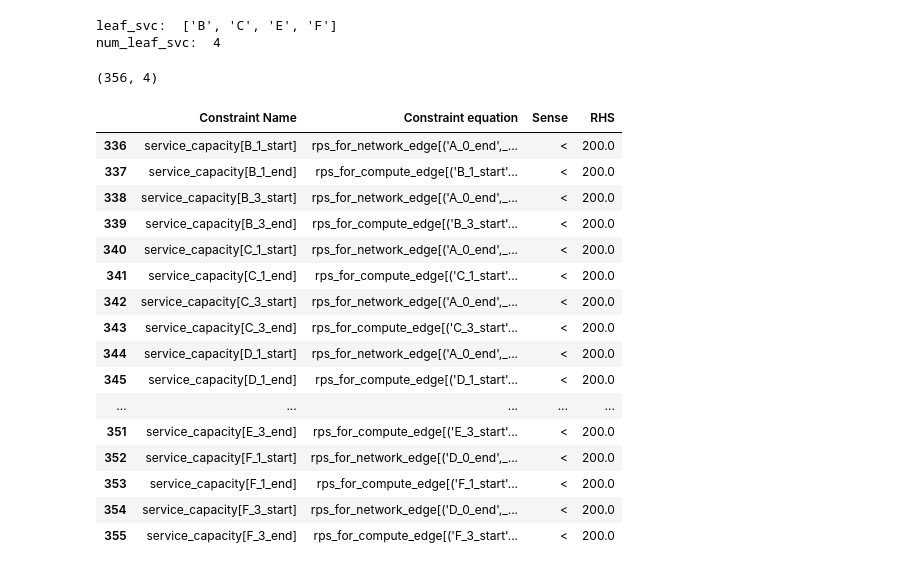
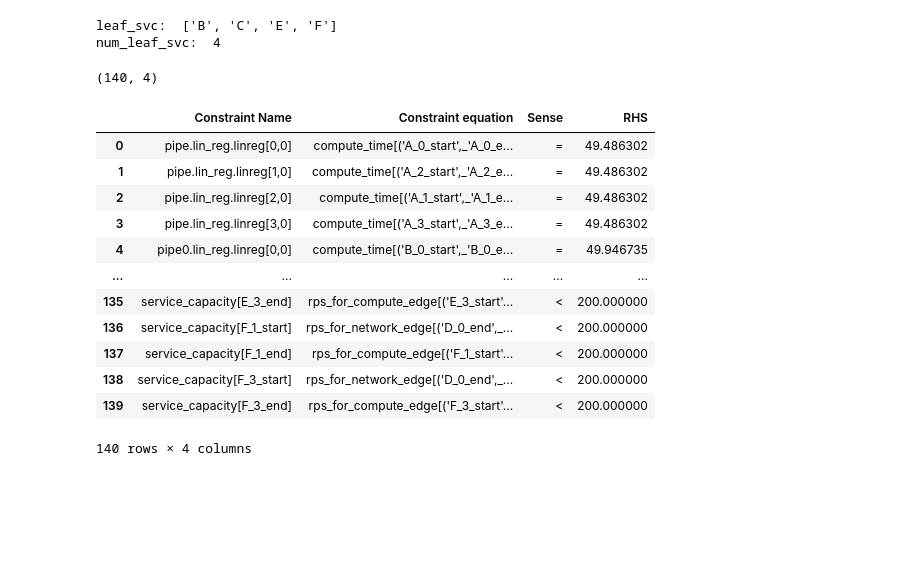
Before and after one commit to netarch/slate-sim, a Jupyter notebook: light_ml_optimizer.ipynb, the cells around one changed output. Saved outputs shown, nothing was run; the diff lists cells and outputs as text; code cells hidden in the pictures; blank space fills up the shorter version.

```diff
--- a/light_ml_optimizer.ipynb
+++ b/light_ml_optimizer.ipynb
@@ -563,0 +503,31 @@ model objective
+# %%
+## obj argument in AddVars:
+# - coefficient of the varianbel in the objective function
+# - Note that this attribute interacts with our piecewise-linear objective feature
+# - you typically use the setObjective method to set the objective, but this attribute provides an alternative for setting or modifying linear objective terms.
+# - ** The default sense for the objective function is minimization.
+## reference for obj:
+# - https://www.gurobi.com/documentation/current/refman/obj.html#attr:Obj
+# - https://stackoverflow.com/questions/65782751/gurobi-using-the-obj-parameter-from-addvar
+# flow = model.addVars(arcs, name="flow")
+# model.update()
+## why is the default objective function sum of minimum of (compute_time or network latency)*flow
+# flow = model.addVars(arcs, obj=latency, name="flow")
+
+network_latency_sum = sum(network_latency.multiply(network_rps))
+# with pd.option_context('display.max_colwidth', None):
+#     display(network_latency_sum)
+for svc_name in unique_service_name:
+    display(compute_time[svc_name])
+    display(m_feats[svc_name])
+    compute_latency_sum = sum(compute_time[svc_name].multiply(m_feats[svc_name]["rps"]))
+#     display(compute_latency_sum)
+
+total_latency_sum = compute_latency_sum + network_latency_sum
+display(total_latency_sum)
+model.setObjective(total_latency_sum, gp.GRB.MINIMIZE)
+model.update()
+
+print("model objective")
+print(type(model.getObjective()))
+print(model.getObjective())
@@ -735,31 +752,28 @@ model.update()
 # %%
 constrInfo = [(c.constrName, model.getRow(c), c.Sense, c.RHS) for c in model.getConstrs() ]
 df_constr = pd.DataFrame(constrInfo)
 df_constr.columns=['Constraint Name','Constraint equation', 'Sense','RHS']
-with pd.option_context('display.max_rows', None,):
-    with pd.option_context('display.max_colwidth', None):
-        print(df_constr.shape)
-        display(df_constr.tail(20))
-df_constr.to_csv(str(date.today()) + "-light_model_constraint.csv")
+# with pd.option_context('display.max_rows', None,):
+    # with pd.option_context('display.max_colwidth', None):
+print(df_constr.shape)
+display(df_constr)
+now = datetime.datetime.now()
+df_constr.to_csv(now.strftime("%Y%m%d_%H:%M:%S") + "-light_model_constraint.csv")
 # %% [output]
-(356, 4)
+(140, 4)
 |  | Constraint Name | Constraint equation | Sense | RHS |
-| 336 | service_capacity[B_1_start] | rps_for_network_edge[('A_0_end',_... | < | 200.0 |
-| 337 | service_capacity[B_1_end] | rps_for_compute_edge[('B_1_start'... | < | 200.0 |
-| 338 | service_capacity[B_3_start] | rps_for_network_edge[('A_0_end',_... | < | 200.0 |
-| 339 | service_capacity[B_3_end] | rps_for_compute_edge[('B_3_start'... | < | 200.0 |
-| 340 | service_capacity[C_1_start] | rps_for_network_edge[('A_0_end',_... | < | 200.0 |
-| 341 | service_capacity[C_1_end] | rps_for_compute_edge[('C_1_start'... | < | 200.0 |
-| 342 | service_capacity[C_3_start] | rps_for_network_edge[('A_0_end',_... | < | 200.0 |
-| 343 | service_capacity[C_3_end] | rps_for_compute_edge[('C_3_start'... | < | 200.0 |
-| 344 | service_capacity[D_1_start] | rps_for_network_edge[('A_0_end',_... | < | 200.0 |
-| 345 | service_capacity[D_1_end] | rps_for_compute_edge[('D_1_start'... | < | 200.0 |
+| 0 | pipe.lin_reg.linreg[0,0] | compute_time[('A_0_start',_'A_0_e... | = | 49.486302 |
+| 1 | pipe.lin_reg.linreg[1,0] | compute_time[('A_2_start',_'A_2_e... | = | 49.486302 |
+| 2 | pipe.lin_reg.linreg[2,0] | compute_time[('A_1_start',_'A_1_e... | = | 49.486302 |
+| 3 | pipe.lin_reg.linreg[3,0] | compute_time[('A_3_start',_'A_3_e... | = | 49.486302 |
+| 4 | pipe0.lin_reg.linreg[0,0] | compute_time[('B_0_start',_'B_0_e... | = | 49.946735 |
 | ... | ... | ... | ... | ... |
-| 351 | service_capacity[E_3_end] | rps_for_compute_edge[('E_3_start'... | < | 200.0 |
-| 352 | service_capacity[F_1_start] | rps_for_network_edge[('D_0_end',_... | < | 200.0 |
-| 353 | service_capacity[F_1_end] | rps_for_compute_edge[('F_1_start'... | < | 200.0 |
-| 354 | service_capacity[F_3_start] | rps_for_network_edge[('D_0_end',_... | < | 200.0 |
-| 355 | service_capacity[F_3_end] | rps_for_compute_edge[('F_3_start'... | < | 200.0 |
+| 135 | service_capacity[E_3_end] | rps_for_compute_edge[('E_3_start'... | < | 200.000000 |
+| 136 | service_capacity[F_1_start] | rps_for_network_edge[('D_0_end',_... | < | 200.000000 |
+| 137 | service_capacity[F_1_end] | rps_for_compute_edge[('F_1_start'... | < | 200.000000 |
+| 138 | service_capacity[F_3_start] | rps_for_network_edge[('D_0_end',_... | < | 200.000000 |
+| 139 | service_capacity[F_3_end] | rps_for_compute_edge[('F_3_start'... | < | 200.000000 |
+140 rows × 4 columns
 # %%
 ##############################################################################
 # model.params.NonConvex = 2
```
Also changed, not shown: parts of 16 cells of this notebook.
